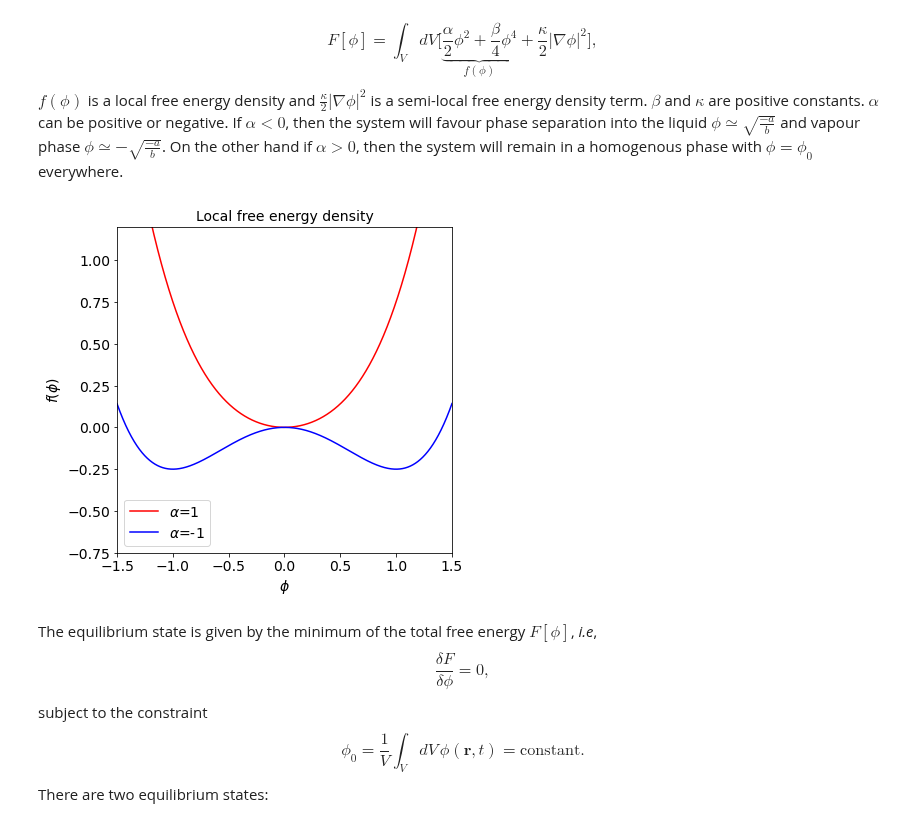
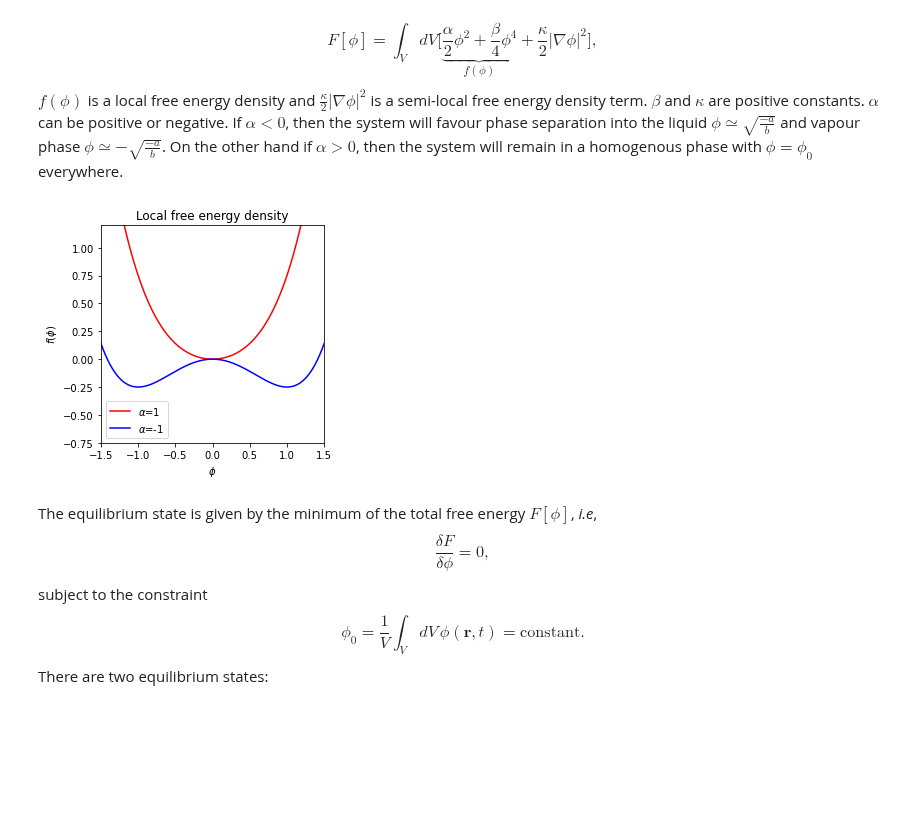
Before and after one commit to elsentjhung/cahn-hilliard-coarsening, a Jupyter notebook: cahn_hilliard.ipynb, the cells around one changed output. Saved outputs shown, nothing was run; the diff lists cells and outputs as text; code cells hidden in the pictures; blank space fills up the shorter version.

```diff
--- a/cahn_hilliard.ipynb
+++ b/cahn_hilliard.ipynb
@@ -30,40 +30,40 @@ import matplotlib.pyplot as plt
 beta = 1.0
 kappa = 1.0
 
 phi = np.arange(-2.0, 2.0, 0.001)
 
-fig, ax = plt.subplots(figsize=(6,6))
+fig, ax = plt.subplots(figsize=(4,4))
 
 # set title
-ax.set_title('Local free energy density', fontsize=14)
+ax.set_title('Local free energy density')
 
 # set x label and y label
-ax.set_ylabel('$f(\phi)$', fontsize=14)
-ax.set_xlabel('$\phi$', fontsize=14)
+ax.set_ylabel('$f(\phi)$')
+ax.set_xlabel('$\phi$')
 
 # to change x range and y range
 ax.set_xlim([-1.5, 1.5])
 ax.set_ylim([-0.75, 1.2])
 
 # add ticks
-ax.tick_params(axis="both", labelsize=14)
+ax.tick_params(axis="both")
 
 # plot f(phi) for alpha = 1
 alpha = 1.0
 f_phi = 0.5*alpha*phi**2 + 0.25*beta*phi**4
 ax.plot(phi, f_phi, c='red', label='$\\alpha$=1')
 
 # plot f(phi) for alpha = -1
 alpha = -1.0
 f_phi = 0.5*alpha*phi**2 + 0.25*beta*phi**4
 ax.plot(phi, f_phi, c='blue', label='$\\alpha$=-1')
 
 # legend location legend font
-ax.legend(loc="lower left", fontsize=14)
+ax.legend(loc="lower left")
 
 plt.show()
 # %% [output]
-[figure, old version]
+[figure, new version]
 # %% [markdown]
 The equilibrium state is given by the minimum of the total free energy $F[\phi]$, _i.e_,
 \begin{equation}
```
Also changed, not shown: parts of 4 cells of this notebook, 1 other file.
